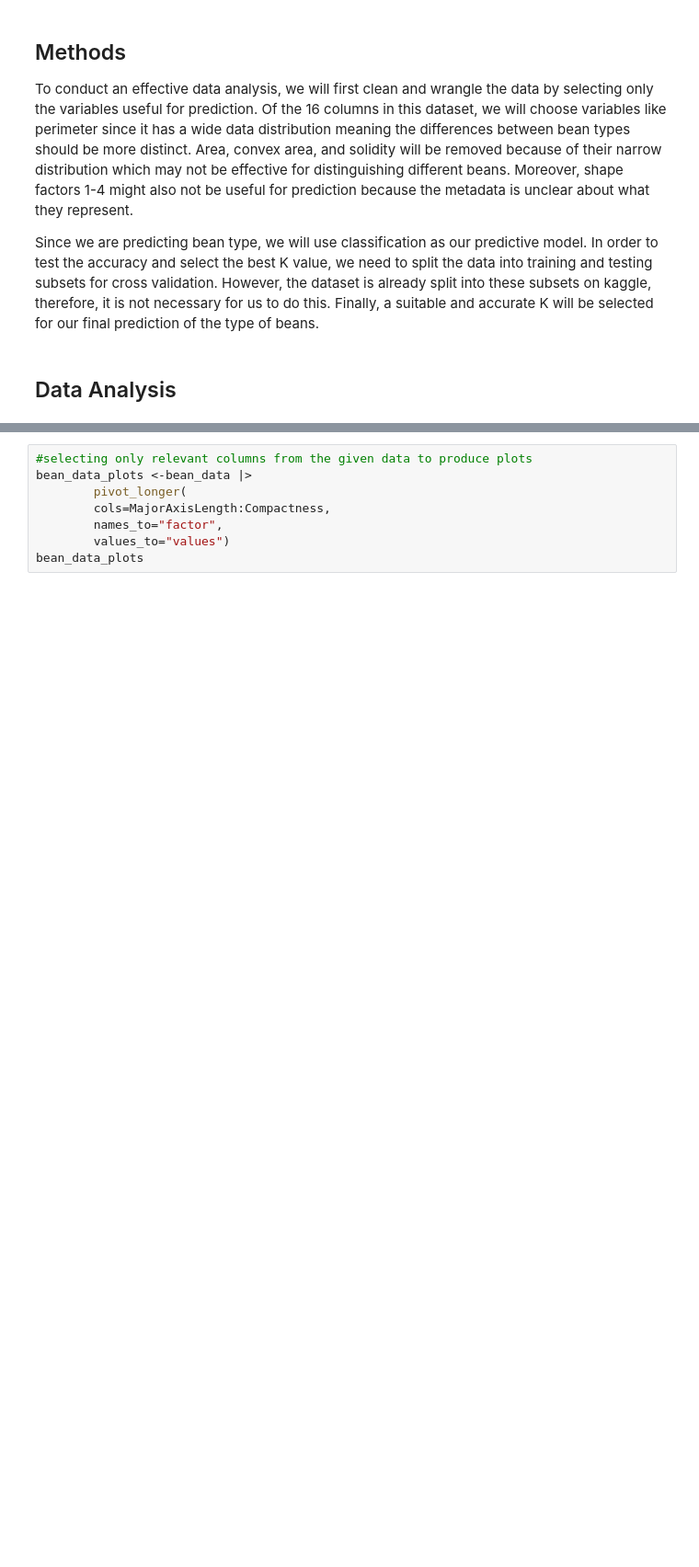
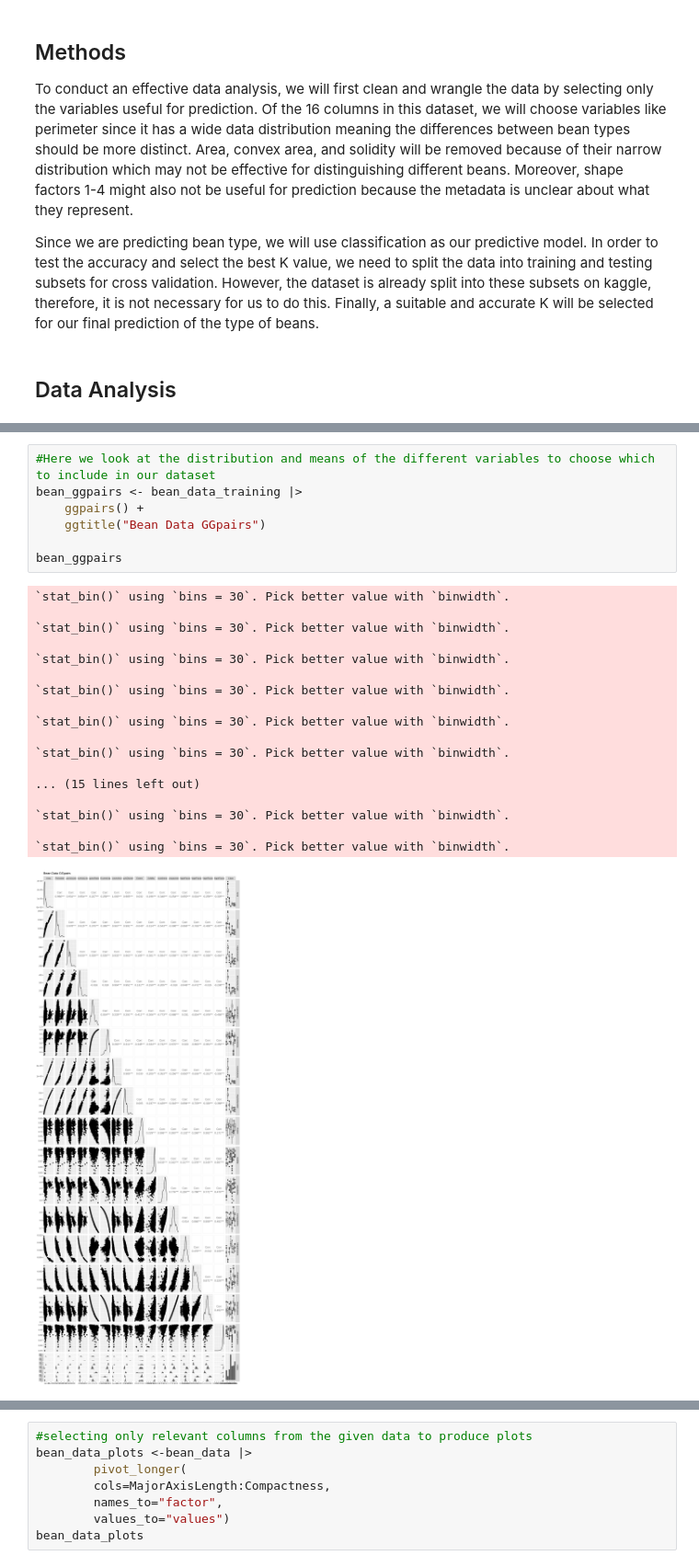
Before and after one commit to dhawal-rathore/DSCI100-Group-Project, a Jupyter notebook: FinalProject.ipynb, the cells around one changed output, grey strips where cells are left out. Shown at 92% size. Cells and saved outputs as stored; diff of their text form; blank space fills up the shorter version.

```diff
--- a/FinalProject.ipynb
+++ b/FinalProject.ipynb
@@ -81,0 +72,26 @@ A tibble: 2500 × 10
+# %%
+#Here we look at the distribution and means of the different variables to choose which to include in our dataset
+bean_ggpairs <- bean_data_training |>
+    ggpairs() +
+    ggtitle("Bean Data GGpairs")
+
+bean_ggpairs
+# %% [output]
+`stat_bin()` using `bins = 30`. Pick better value with `binwidth`.
+
+`stat_bin()` using `bins = 30`. Pick better value with `binwidth`.
+
+`stat_bin()` using `bins = 30`. Pick better value with `binwidth`.
+
+`stat_bin()` using `bins = 30`. Pick better value with `binwidth`.
+
+`stat_bin()` using `bins = 30`. Pick better value with `binwidth`.
+
+`stat_bin()` using `bins = 30`. Pick better value with `binwidth`.
+
+... (15 lines left out)
+
+`stat_bin()` using `bins = 30`. Pick better value with `binwidth`.
+
+`stat_bin()` using `bins = 30`. Pick better value with `binwidth`.
+[figure, added]
```
Also changed, not shown: parts of 4 cells of this notebook.
